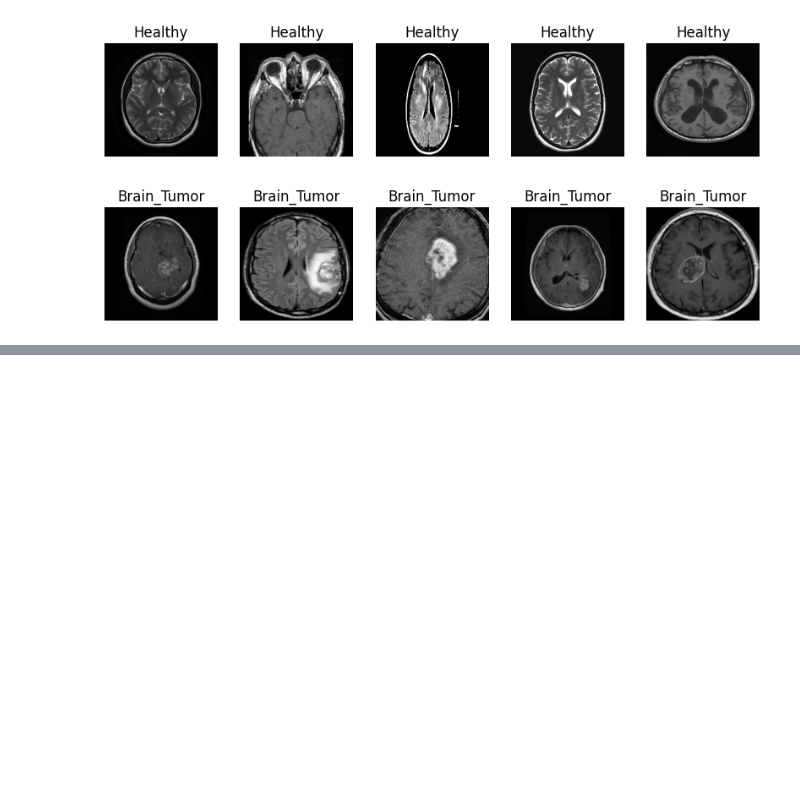
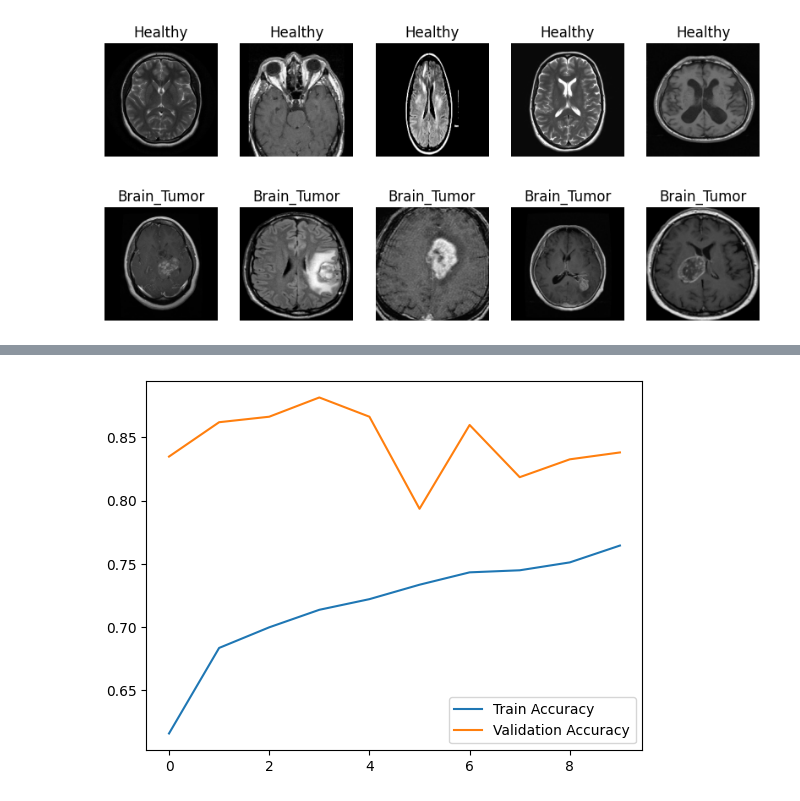
Before and after one commit to Priyanshu98156/BrainTumourPrediction, a Jupyter notebook: BrainTumorPrediction.ipynb, the cells around one changed output, grey strips where cells are left out. Saved outputs shown, nothing was run; the diff lists cells and outputs as text; code cells hidden in the pictures; blank space fills up the shorter version.

```diff
--- a/BrainTumorPrediction.ipynb
+++ b/BrainTumorPrediction.ipynb
@@ -28,0 +101,23 @@ for category in categories:
+# %%
+model = Sequential([
+    Conv2D(32, (3,3), activation='relu', input_shape=(128, 128, 1)),  # First Conv Layer
+    MaxPooling2D((2,2)),  # Pooling Layer
+
+    Conv2D(64, (3,3), activation='relu'),  # Second Conv Layer
+    MaxPooling2D((2,2)),
+
+    Conv2D(128,(3,3),activation = 'relu'),# third ConvLayer
+    MaxPooling2D((2,2)),
+
+    Conv2D(256,(3,3),activation = 'relu'),# 4th ConvLayer
+    MaxPooling2D((2,2)),
+
+
+    Flatten(),  # Flatten the feature maps into a 1D vector
+
+    Dense(128, activation='relu'),  # Fully Connected Layer
+    Dropout(0.5),  # Dropout to prevent overfitting
+    Dense(1, activation='sigmoid')  # Output Layer (1 neuron for binary classification)
+])
+
+model.summary()  # Print model architecture
@@ -28,0 +148,8 @@ for category in categories:
+# %%
+model.compile(optimizer='adam', loss='binary_crossentropy', metrics=['accuracy'])
+# %%
+batch_size = 32
+
+train_generator = datagen.flow(X_train,y_train,batch_size = batch_size)
+
+history = model.fit(train_generator, epochs=10, validation_data=(X_test, y_test))
@@ -28,0 +183,7 @@ for category in categories:
+# %%
+plt.plot(history.history['accuracy'], label='Train Accuracy')
+plt.plot(history.history['val_accuracy'], label='Validation Accuracy')
+plt.legend()
+plt.show()
+# %% [output]
+[figure, added]
```
Also changed, not shown: parts of 11 cells of this notebook.
